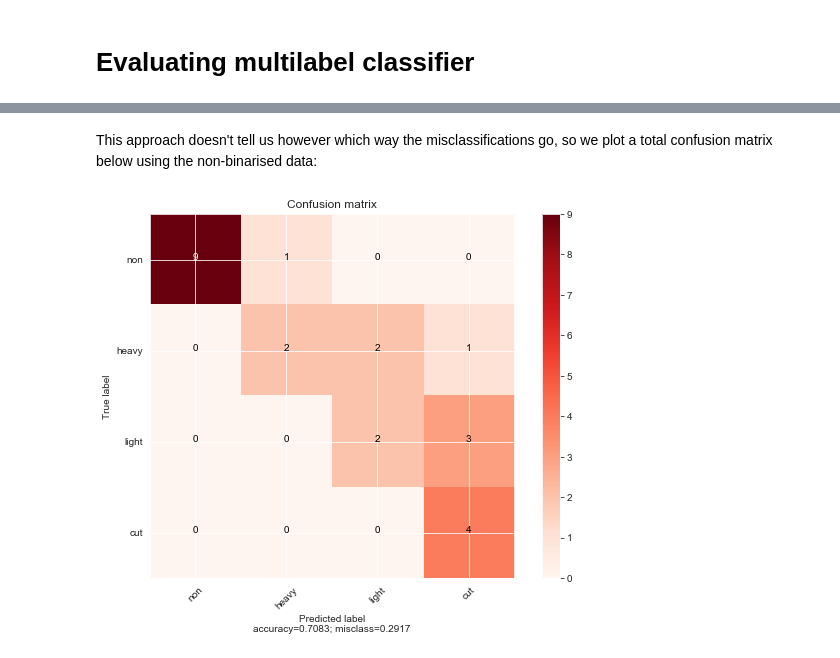
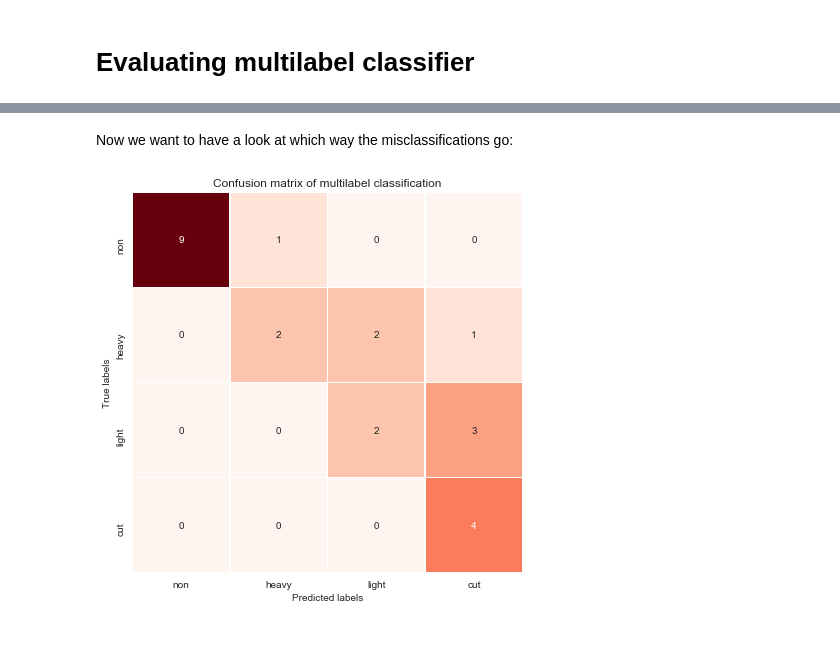
Before and after one commit to Ioana-P/Plagiarism-detection, a Jupyter notebook: 3b_Training_local_models.ipynb, the cells around one changed output, grey strips where cells are left out. Drawn from its saved outputs; the diff is of its cells as text; code cells hidden in the pictures.

Commit message:
finished nb 3b; eval multilabel models; README done

```diff
--- a/3b_Training_local_models.ipynb
+++ b/3b_Training_local_models.ipynb
@@ -591,14 +567,15 @@ hyperparam_dict = {'n_estimators':list(range(50,200,10)),
                   'min_samples_split':[.1, .15,.2,.25,.3],
                   }
 
+kfold = KFold(n_splits=5, shuffle=True, random_state=randomstate)
 
 grid = GridSearchCV(rforest,
                    hyperparam_dict,
                    scoring='accuracy',
                     n_jobs=-1,
-                    cv=10, verbose = 1)
+                    cv=kfold, verbose = 1)
 
-opt_grid = grid.fit(train_df.drop(columns='target'), multi_y_train)
+opt_grid = grid.fit(train_df.drop(columns='target'), train_df.target)
 
 best_rf = opt_grid.best_estimator_
 # %% [output]
@@ -680,2 +635,0 @@ for i, cm in enumerate(multi_cm):
-# %% [markdown]
-This approach doesn't tell us however which way the misclassifications go, so we plot a total confusion matrix below using the non-binarised data:
@@ -696,6 +636,19 @@ test_y_preds_rf = best_rf_reinst.predict(test_df.drop(columns='target'))
-# %%
-plot_confusion_matrix(confusion_matrix(test_df.target, test_y_preds_rf),
-                     ['non','heavy', 'light','cut'], normalize=False, cmap='Reds')
-plt.show()
-# %% [output]
-[figure, removed]
+# %% [markdown]
+Now we want to have a look at which way the misclassifications go:
+# %%
+plt.figure(figsize=(7,7))
+plt.title('Confusion matrix of multilabel classification')
+
+cm_plot = sns.heatmap(confusion_matrix(test_df.target, test_y_preds),
+                     xticklabels=['non','heavy', 'light','cut'],
+                      yticklabels=['non','heavy', 'light','cut'],
+                      cmap='Reds', cbar=False, annot=True, linewidths=.4)
+plt.ylabel('True labels')
+plt.xlabel('Predicted labels')
+
+fig = cm_plot.get_figure()
+fig.savefig('multilabel_conf_matrix.png')
+
+plt.show()
+# %% [output]
+[figure, added]
```
Also changed, not shown: parts of 32 cells of this notebook, 3 other files.
